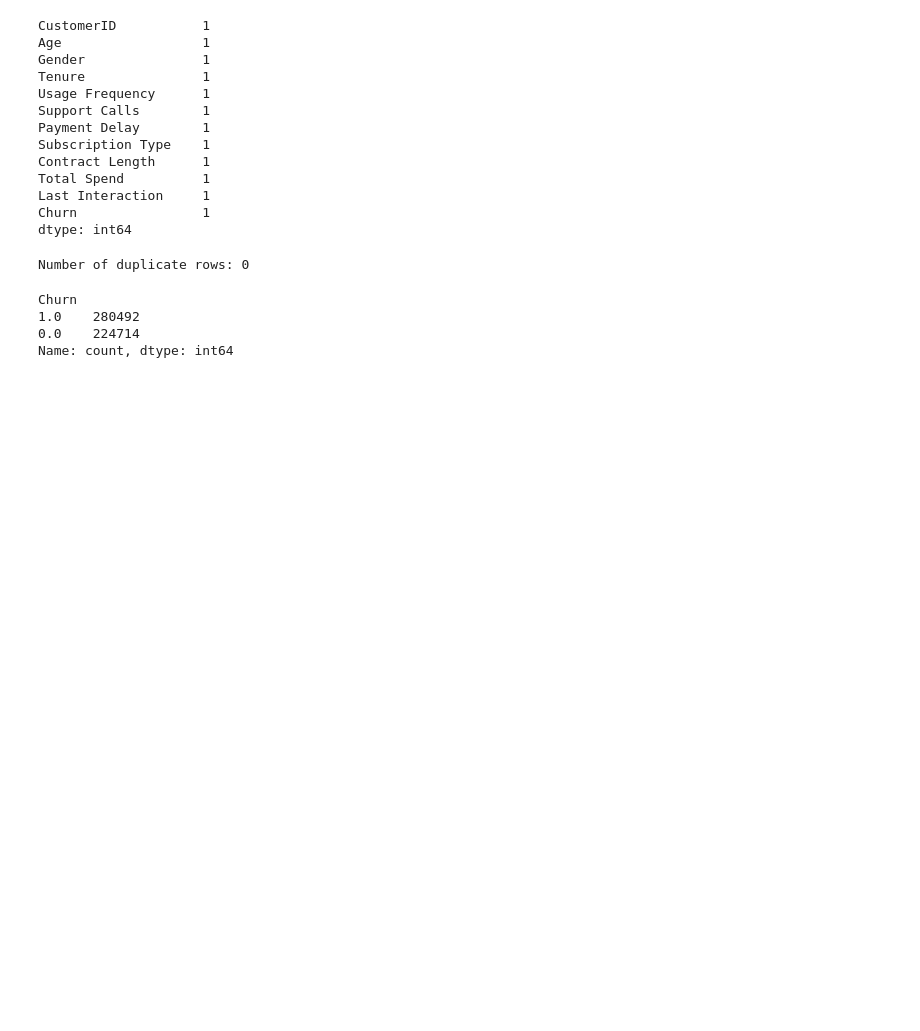
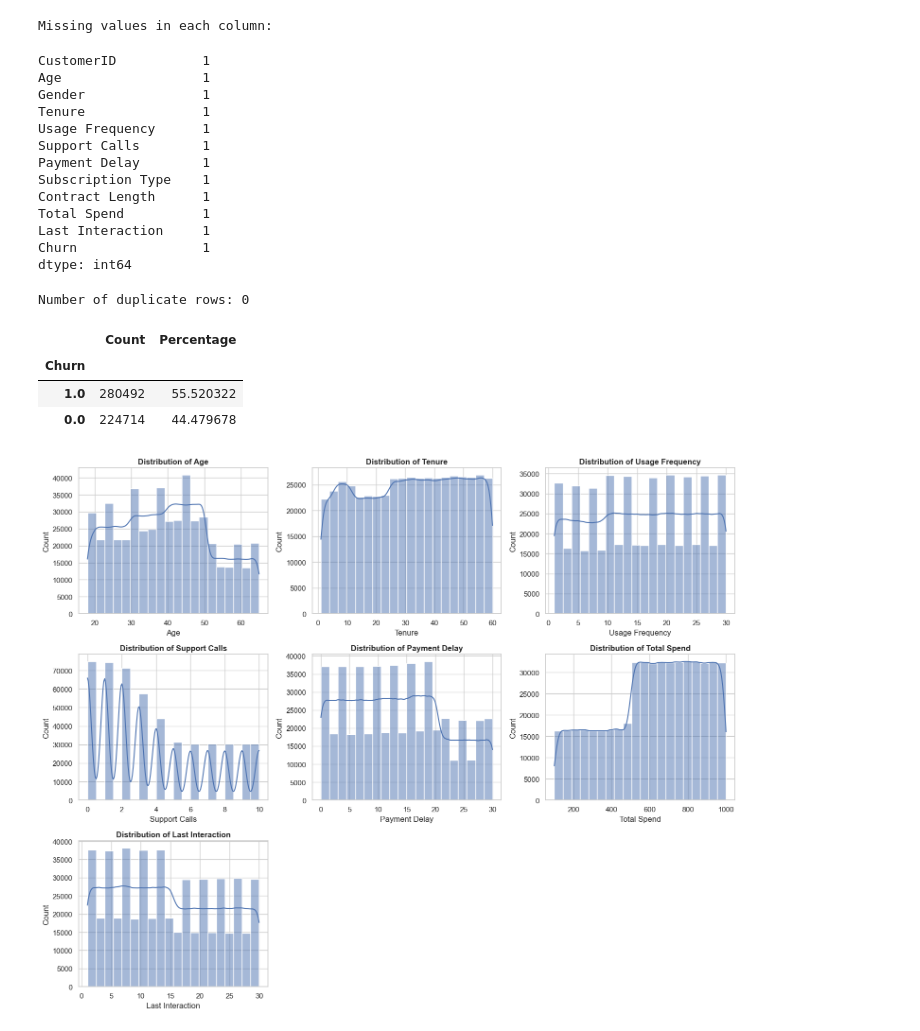
Before and after one commit to lemonmelonn/ODL_Labs, a Jupyter notebook: Assignment/dataexploration.ipynb, the cells around one changed output. Drawn from its saved outputs; the diff is of its cells as text; code cells hidden in the pictures; blank space fills up the shorter version.

Commit message:
modified data exploration process

```diff
--- a/Assignment/dataexploration.ipynb
+++ b/Assignment/dataexploration.ipynb
@@ -74,20 +38,22 @@ max         1.000000
 # %%
 # Checking for missing values
+print("Missing values in each column:")
 df.isnull().sum()
 # %% [output]
-CustomerID           1
-Age                  1
-Gender               1
-Tenure               1
-Usage Frequency      1
-Support Calls        1
-Payment Delay        1
-Subscription Type    1
-Contract Length      1
-Total Spend          1
-Last Interaction     1
-Churn                1
-dtype: int64
+Missing values in each column:
+CustomerID           1
+Age                  1
+Gender               1
+Tenure               1
+Usage Frequency      1
+Support Calls        1
+Payment Delay        1
+Subscription Type    1
+Contract Length      1
+Total Spend          1
+Last Interaction     1
+Churn                1
+dtype: int64
 # %%
 # Check for duplicate values
 duplicated = df.duplicated().sum()
@@ -96,9 +62,51 @@ print(f"Number of duplicate rows: {duplicated}")
 Number of duplicate rows: 0
 # %%
 # Checking the distribution of the target variable
-df["Churn"].value_counts()
+churn_counts = df["Churn"].value_counts()
+churn_percentages = df["Churn"].value_counts(normalize=True) * 100
+
+churn_summary = pd.DataFrame({
+    'Count': churn_counts,
+    'Percentage': churn_percentages
+})
+churn_summary
 # %% [output]
-Churn
-1.0    280492
-0.0    224714
-Name: count, dtype: int64
+|  | Count | Percentage |
+| Churn |  |  |
+| 1.0 | 280492 | 55.520322 |
+| 0.0 | 224714 | 44.479678 |
+# %%
+num_cols = [
+    'Age',
+    'Tenure',
+    'Usage Frequency',
+    'Support Calls',
+    'Payment Delay',
+    'Total Spend',
+    'Last Interaction',
+]
+
+sns.set_theme(style='whitegrid')
+fig, axes = plt.subplots(3, 3, figsize=(15, 12))
+axes = axes.flatten()
+
+for i, col in enumerate(num_cols):
+    sns.histplot(
+        df[col].dropna(),
+        kde=True,
+        ax=axes[i],
+        color='#4C72B0',
+        bins=20,
+    )
+    axes[i].set_title(f'Distribution of {col}', fontsize=12, fontweight='bold')
+    axes[i].set_xlabel(col)
+    axes[i].set_ylabel('Count')
+
+# Remove extra blank subplots
+for j in range(len(num_cols), len(axes)):
+    fig.delaxes(axes[j])
+
+plt.tight_layout()
+plt.show()
+# %% [output]
+[figure, added]
```
Also changed, not shown: parts of 9 cells of this notebook, 1 other file.
